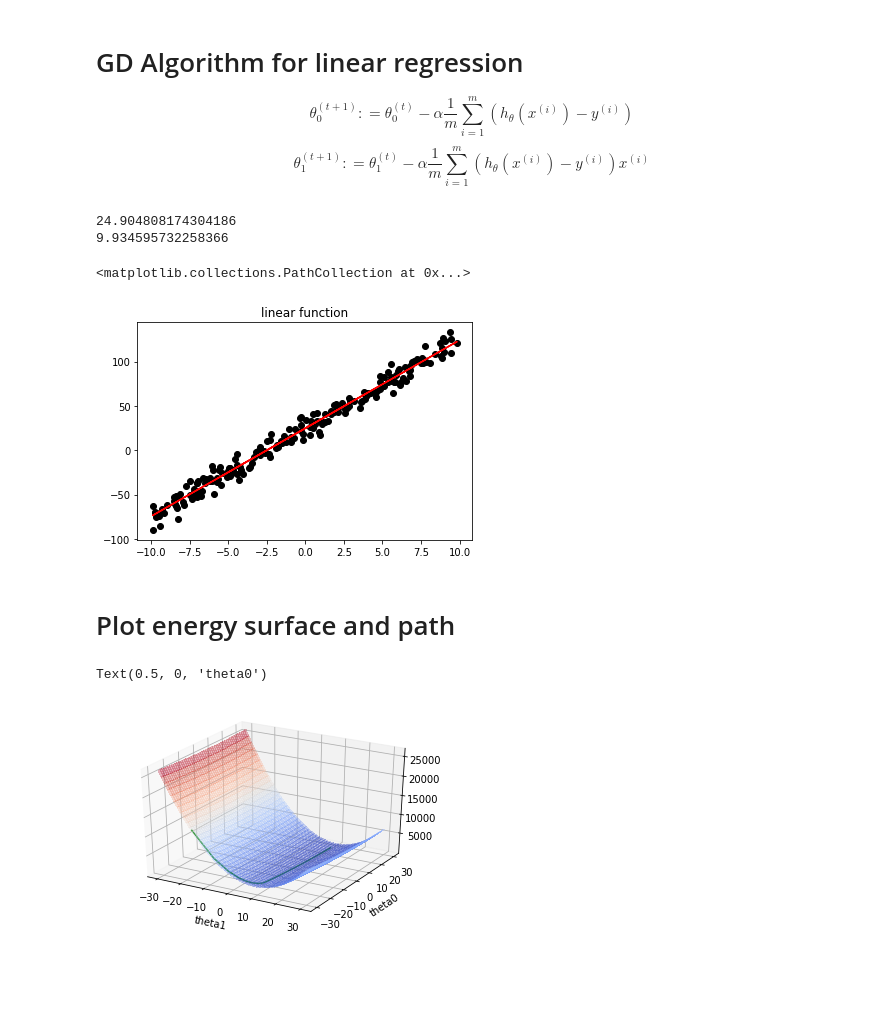
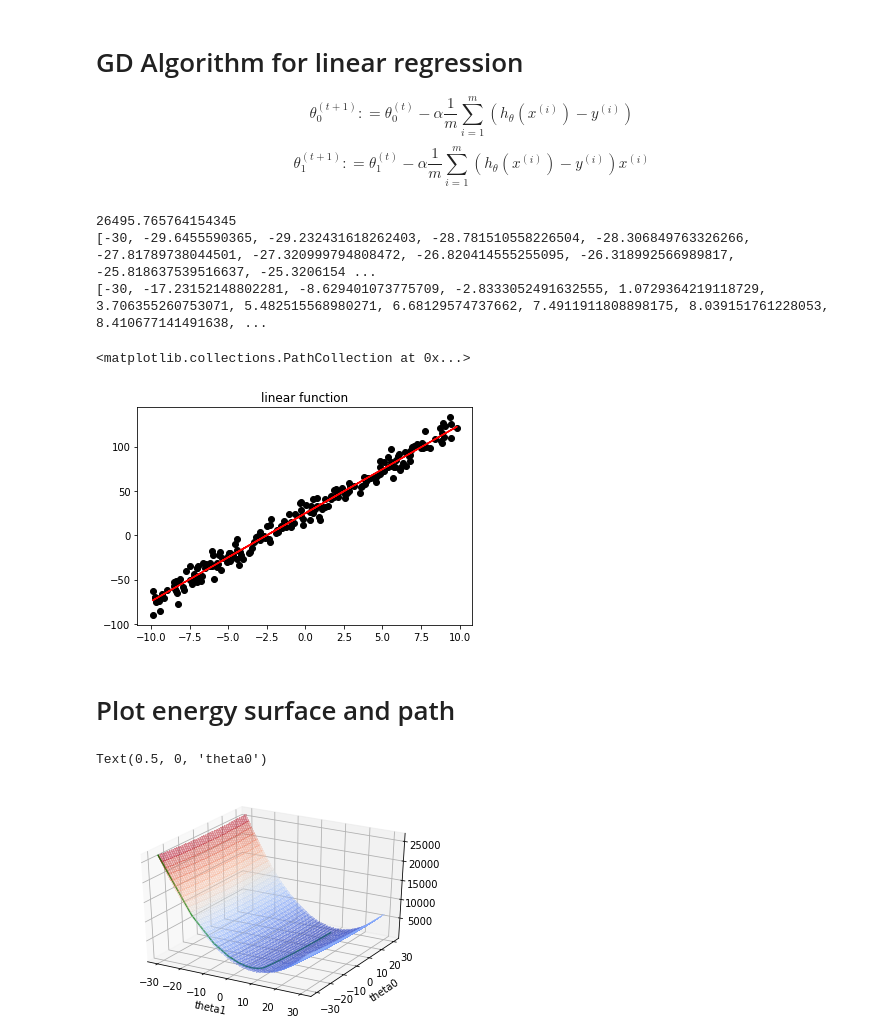
Before and after one commit to pithesun/machine_learning_cl, a Jupyter notebook: gd_surface&path.ipynb, the cells around one changed output. Cells and saved outputs as stored; diff of their text form; code cells hidden in the pictures; blank space fills up the shorter version.

Commit message:
modify some options of graphs

```diff
--- a/gd_surface&path.ipynb
+++ b/gd_surface&path.ipynb
@@ -92,19 +95,20 @@ a = 0.01
 ## performing gd algorithm for linear regression
 
 for iteration in np.ndenumerate(itr):
+
+    list_th0.append(th0)
+    list_th1.append(th1)
+
     temp0 = th0 - a *(1/len(x_data))*np.sum((h(th0, th1)-y))
     temp1 = th1 - a *(1/len(x_data))*np.sum((h(th0, th1)-y)*(x))
     th0 = temp0
     th1 = temp1
-
-    list_th0.append(th0)
-    list_th1.append(th1)
-
     #print("iteration : ", iteration)
     #print("theta0 : ", th0, "theta1 : ", th1)
 
+## path
 path_temp = np.array([J(ax_theta0, ax_theta1) for ax_theta0, ax_theta1 in zip(list_th0,list_th1)])
-#print(path_temp)
+print(path_temp[0])
 Z = path_temp
 
 X = list_th0
@@ -113,11 +117,15 @@ Y = list_th1
 #print(th0)
 #print(th1)
 
+print(X)
+print(Y)
+
 plt.plot(x, fuc(th1, th0), color = 'red')
 plt.scatter(x, y, color = 'black')
 # %% [output]
-24.904808174304186
-9.934595732258366
+26495.765764154345
+[-30, -29.6455590365, -29.232431618262403, -28.781510558226504, -28.306849763326266, -27.81789738044501, -27.320999794808472, -26.820414555255095, -26.318992566989817, -25.818637539516637, -25.3206154 ...
+[-30, -17.23152148802281, -8.629401073775709, -2.8333052491632555, 1.0729364219118729, 3.706355260753071, 5.482515568980271, 6.68129574737662, 7.4911911808898175, 8.039151761228053, 8.410677141491638, ...
 <matplotlib.collections.PathCollection at 0x...>
 [figure]
 # %% [markdown]
@@ -125,23 +133,23 @@ plt.scatter(x, y, color = 'black')
 # %%
 from mpl_toolkits.mplot3d import Axes3D
 import matplotlib.pyplot as plt
 from matplotlib import cm
 from matplotlib.ticker import LinearLocator, FormatStrFormatter
 import numpy as np
 
 fig = plt.figure()
 ax = fig.gca(projection='3d')
 
 
 # Plot the surface.
 ax.plot_surface(theta1, theta0, E, cmap=cm.coolwarm,
                        alpha=0.3, linewidth=0, antialiased=False)
 
 ## plot 3d-line
-ax.plot(Y, X, Z, label='parametric curve', color = 'green' )
+ax.plot(Y, X, Z, color = 'green' )
 
 ax.set_xlabel("theta1")
 ax.set_ylabel("theta0")
 # %% [output]
 Text(0.5, 0, 'theta0')
-[figure, old version]
+[figure, new version]
```
Also changed, not shown: parts of 1 cell of this notebook.
